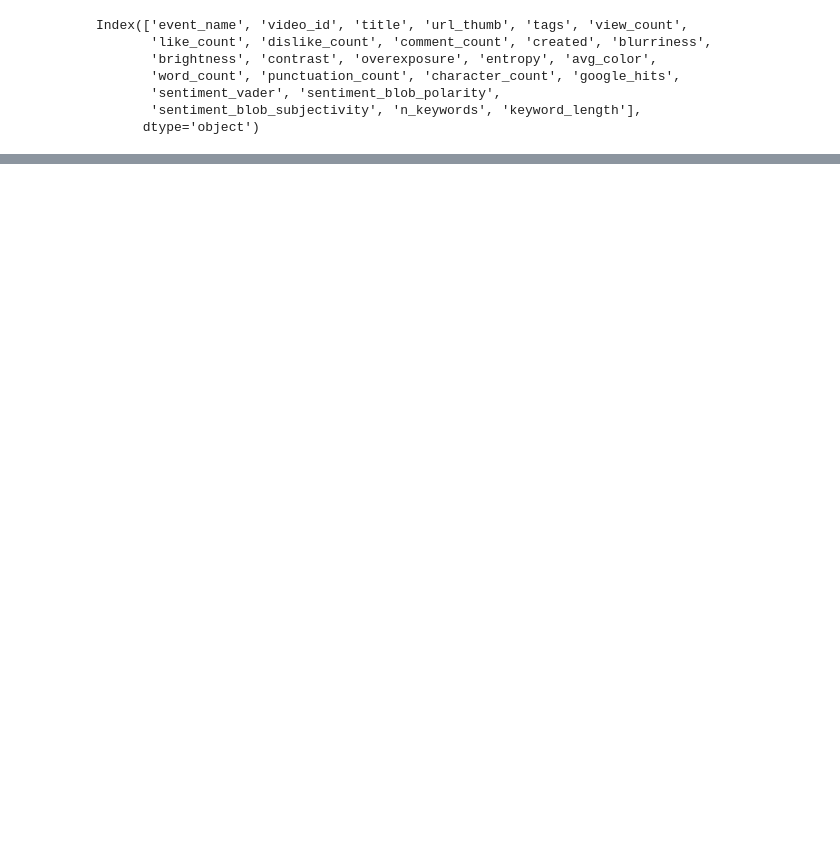
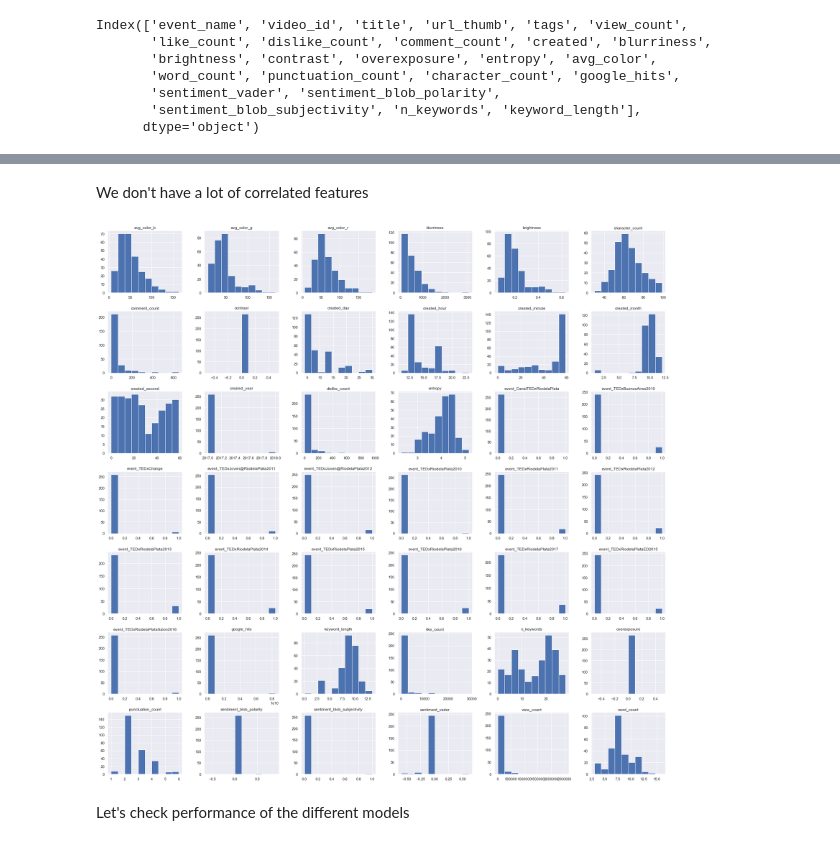
Before and after one commit to alexing/tedx, a Jupyter notebook: tedx.ipynb, the cells around one changed output, grey strips where cells are left out. Cells and saved outputs as stored; diff of their text form; code cells hidden in the pictures; blank space fills up the shorter version.

```diff
--- a/tedx.ipynb
+++ b/tedx.ipynb
@@ -361,0 +428,6 @@ Index(['event_name', 'video_id', 'title', 'url_thumb', 'tags', 'view_count',
+# %% [markdown]
+We don't have a lot of correlated features
+# %%
+df.hist(figsize=(30,30));
+# %% [output]
+[figure, added]
@@ -361,0 +444,2 @@ Index(['event_name', 'video_id', 'title', 'url_thumb', 'tags', 'view_count',
+# %% [markdown]
+Let's check performance of the different models
```
Also changed, not shown: parts of 46 cells of this notebook, 10 other files.
